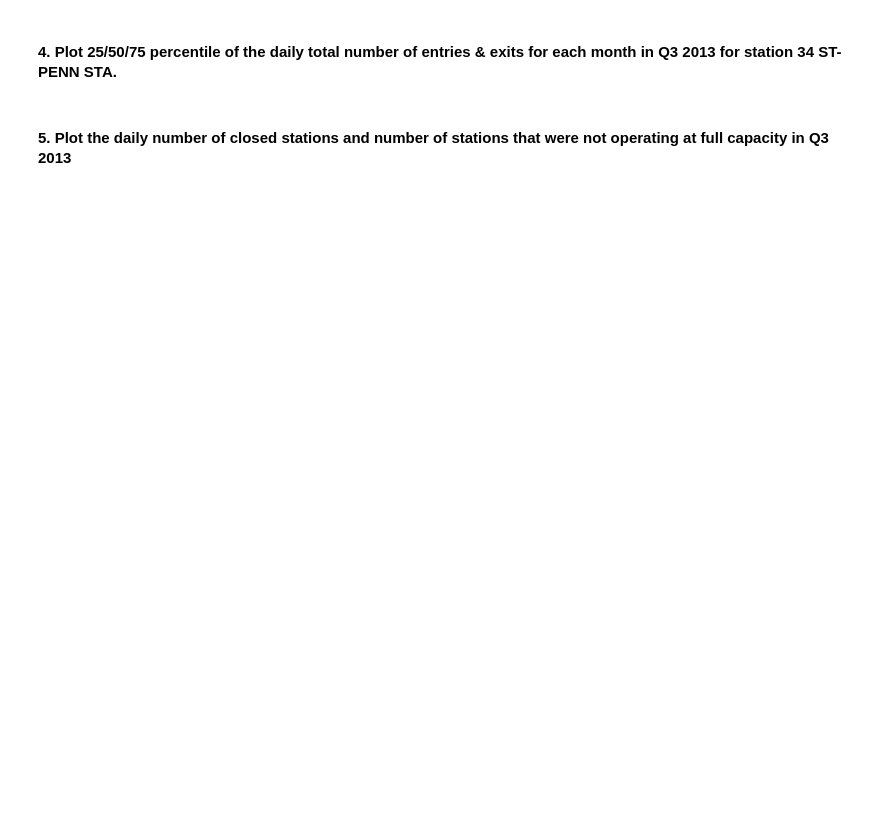
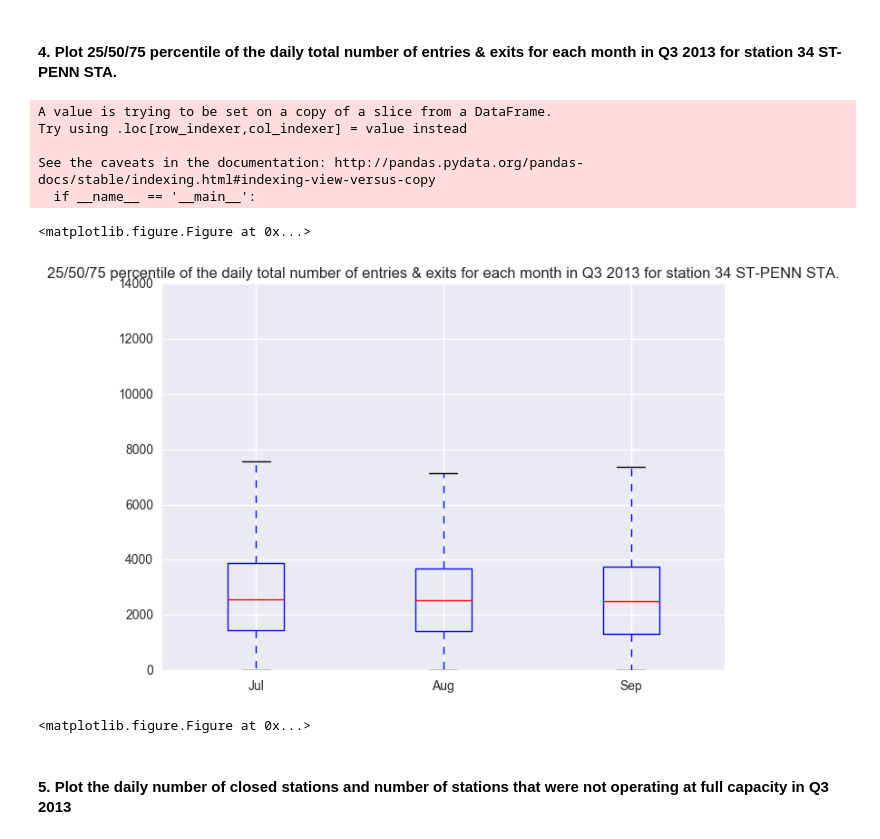
Before and after one commit to MiyainNYC/MTA, a Jupyter notebook: analysis.ipynb, the cells around one changed output. Saved outputs shown, nothing was run; the diff lists cells and outputs as text; code cells hidden in the pictures; blank space fills up the shorter version.

```diff
--- a/analysis.ipynb
+++ b/analysis.ipynb
@@ -550,4 +518,24 @@ with conPre:
 # %% [markdown]
 #### 4.   Plot 25/50/75 percentile of the daily total number of entries & exits for each month in Q3 2013 for station 34 ST-PENN STA.
+# %%
+Q3pEN_df['month']=Q3pEN_df['month'].apply(str)
+df2 = Q3pEN_df[['month',0]].stack().reset_index(level=0, drop=True).reset_index()
+df2.columns = ['column name', 'value']
+df2.sort_values(['column name', 'value'], inplace=True)
+fig, ax = plt.subplots()
+plt.boxplot([Q3pEN_df[Q3pEN_df['month']=='7'][0].values,Q3pEN_df[Q3pEN_df['month']=='8'][0].values,Q3pEN_df[Q3pEN_df['month']=='9'][0].values])
+labels = ['Jul','Aug','Sep']
+ax.set_xticklabels(labels)
+plt.title('25/50/75 percentile of the daily total number of entries & exits for each month in Q3 2013 for station 34 ST-PENN STA.')
+plt.figure(figsize=(8,3))
+# %% [output]
+A value is trying to be set on a copy of a slice from a DataFrame.
+Try using .loc[row_indexer,col_indexer] = value instead
+
+See the caveats in the documentation: http://pandas.pydata.org/pandas-docs/stable/indexing.html#indexing-view-versus-copy
+  if __name__ == '__main__':
+<matplotlib.figure.Figure at 0x...>
+[figure, added]
+<matplotlib.figure.Figure at 0x...>
 # %% [markdown]
 #### 5. Plot the daily number of closed stations and number of stations that were not operating at full capacity in Q3 2013
```
Also changed, not shown: parts of 75 cells of this notebook.
